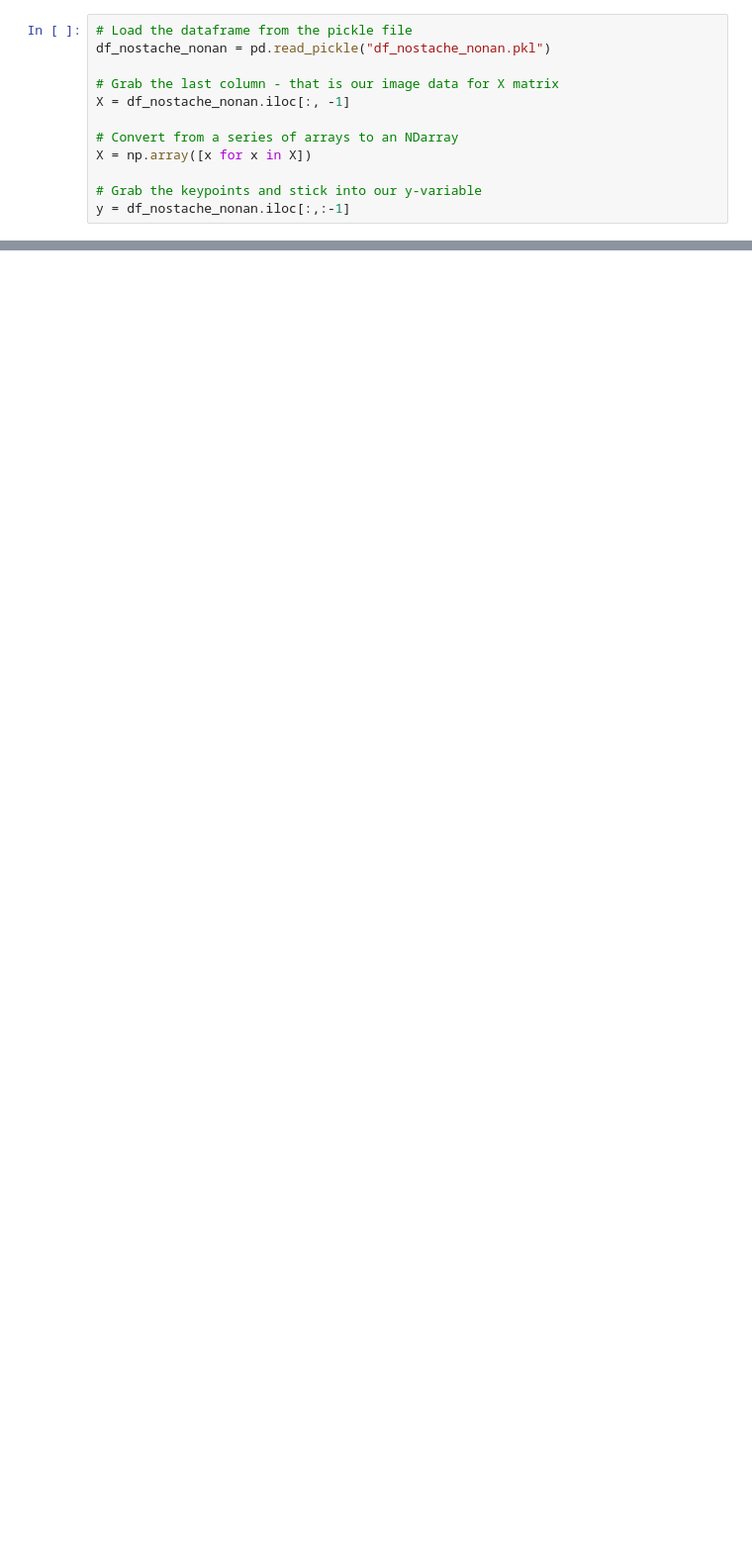
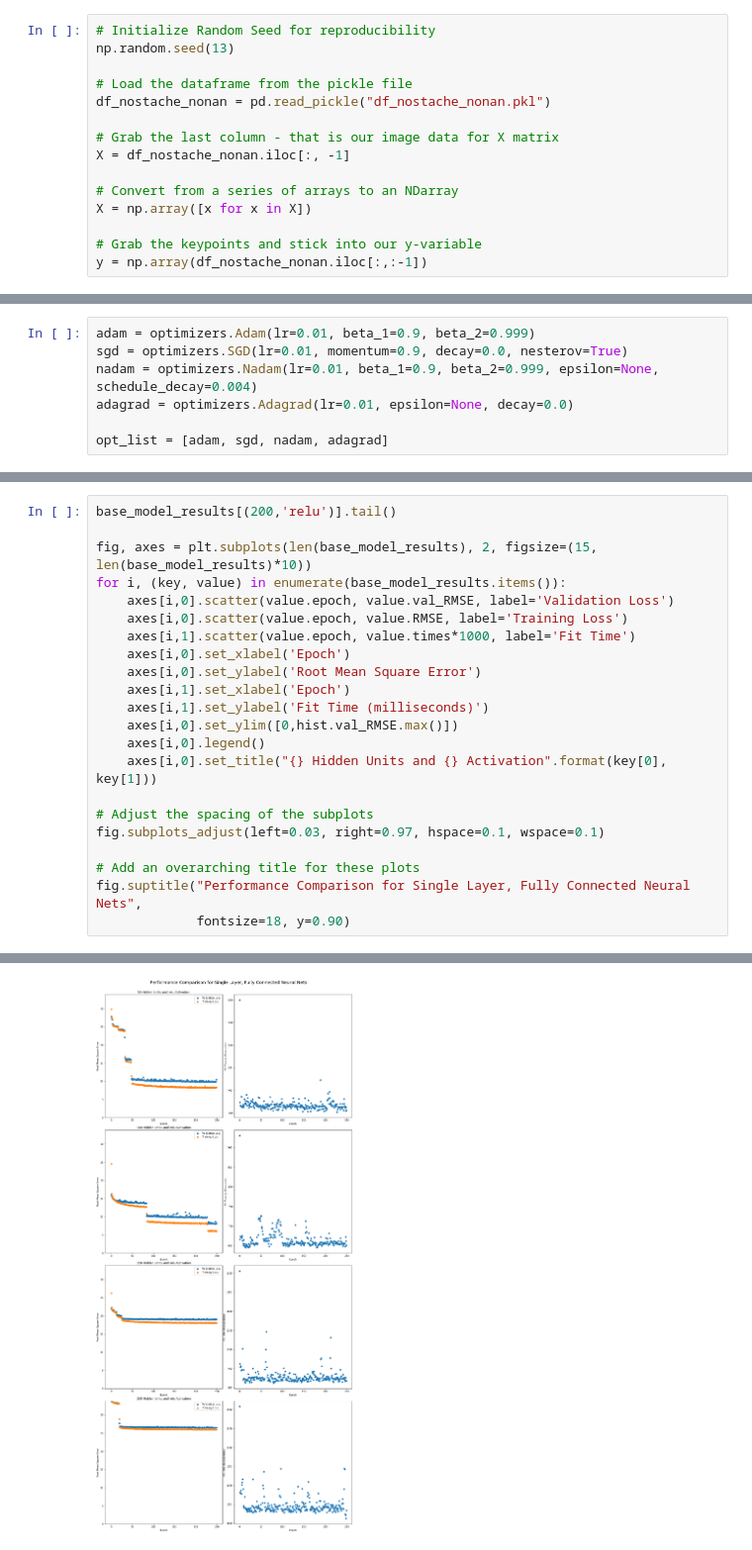
Before and after one commit to tomgoter/w207_finalproject, a Jupyter notebook: tf_notebook_tpg.ipynb, the cells around one changed output, grey strips where cells are left out. Shown: that part at 99% size. Drawn from its saved outputs; the diff is of its cells as text; blank space fills up the shorter version.

Commit message:
intro to tensor flow and basic neural nets

```diff
--- a/tf_notebook_tpg.ipynb
+++ b/tf_notebook_tpg.ipynb
@@ -18,4 +30,7 @@ tf.__version__
 # %%
+# Initialize Random Seed for reproducibility
+np.random.seed(13)
+
 # Load the dataframe from the pickle file
 df_nostache_nonan = pd.read_pickle("df_nostache_nonan.pkl")
 
@@ -26,4 +41,4 @@ X = df_nostache_nonan.iloc[:, -1]
 X = np.array([x for x in X])
 
 # Grab the keypoints and stick into our y-variable
-y = df_nostache_nonan.iloc[:,:-1]
+y = np.array(df_nostache_nonan.iloc[:,:-1])
@@ -29,0 +71,7 @@ y = df_nostache_nonan.iloc[:,:-1]
+# %%
+adam = optimizers.Adam(lr=0.01, beta_1=0.9, beta_2=0.999)
+sgd = optimizers.SGD(lr=0.01, momentum=0.9, decay=0.0, nesterov=True)
+nadam = optimizers.Nadam(lr=0.01, beta_1=0.9, beta_2=0.999, epsilon=None, schedule_decay=0.004)
+adagrad = optimizers.Adagrad(lr=0.01, epsilon=None, decay=0.0)
+
+opt_list = [adam, sgd, nadam, adagrad]
@@ -29,0 +123,23 @@ y = df_nostache_nonan.iloc[:,:-1]
+# %%
+base_model_results[(200,'relu')].tail()
+
+fig, axes = plt.subplots(len(base_model_results), 2, figsize=(15, len(base_model_results)*10))
+for i, (key, value) in enumerate(base_model_results.items()):
+    axes[i,0].scatter(value.epoch, value.val_RMSE, label='Validation Loss')
+    axes[i,0].scatter(value.epoch, value.RMSE, label='Training Loss')
+    axes[i,1].scatter(value.epoch, value.times*1000, label='Fit Time')
+    axes[i,0].set_xlabel('Epoch')
+    axes[i,0].set_ylabel('Root Mean Square Error')
+    axes[i,1].set_xlabel('Epoch')
+    axes[i,1].set_ylabel('Fit Time (milliseconds)')
+    axes[i,0].set_ylim([0,hist.val_RMSE.max()])
+    axes[i,0].legend()
+    axes[i,0].set_title("{} Hidden Units and {} Activation".format(key[0], key[1]))
+
+# Adjust the spacing of the subplots
+fig.subplots_adjust(left=0.03, right=0.97, hspace=0.1, wspace=0.1)
+
+# Add an overarching title for these plots
+fig.suptitle("Performance Comparison for Single Layer, Fully Connected Neural Nets",
+             fontsize=18, y=0.90)
+# %% [output]
@@ -29,0 +147 @@ y = df_nostache_nonan.iloc[:,:-1]
+[figure, added]
```
Also changed, not shown: parts of 11 cells of this notebook.
